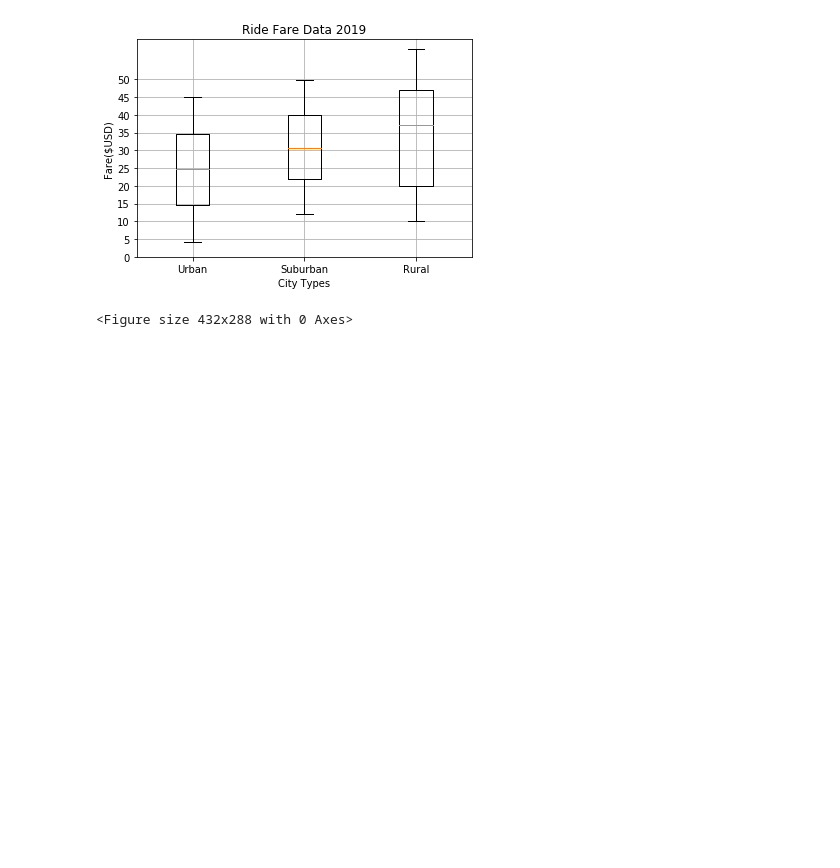
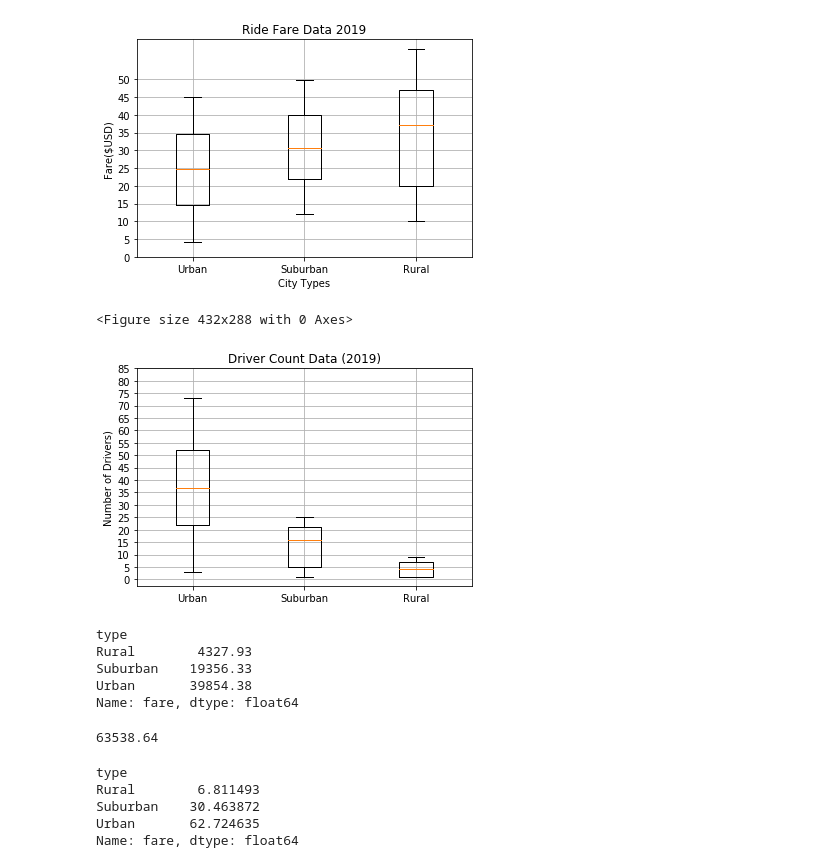
Before and after one commit to spogoff/PyBer_Analysis, a Jupyter notebook: PyBer.ipynb, the cells around one changed output. Drawn from its saved outputs; the diff is of its cells as text; code cells hidden in the pictures; blank space fills up the shorter version.

```diff
--- a/PyBer.ipynb
+++ b/PyBer.ipynb
@@ -691,14 +678,39 @@ plt.savefig("analysis/Fig3.png")
 # %%
 # Create the box-and-whisker plot for driver count data.
 x_labels = ["Urban", "Suburban", "Rural"]
 y_values = [urban_drivers, suburban_drivers, rural_drivers]
 fig, ax = plt.subplots()
-ax.boxplot(urban_drivers,labels=x_labels)
+ax.boxplot(y_values,labels=x_labels)
 # Add the title, y-axis label and grid.
 ax.set_title('Driver Count Data (2019)')
 ax.set_ylabel('Number of Drivers)')
 ax.set_yticks(np.arange(0, 90, step=5.0))
 ax.grid()
 plt.show()
-print("Summary Statistics")
-urban_drivers.describe()
+# %% [output]
+[figure, added]
+# %%
+sum_fares_by_type = pyber_data_df.groupby(["type"]).sum()["fare"]
+sum_fares_by_type
+# %% [output]
+type
+Rural        4327.93
+Suburban    19356.33
+Urban       39854.38
+Name: fare, dtype: float64
+# %%
+# Get the sum of all the fares.
+total_fares = round(pyber_data_df.sum()["fare"],2)
+total_fares
+# %% [output]
+63538.64
+# %%
+# Calculate the percentage of fare for each city type.
+type_percents = sum_fares_by_type / total_fares * 100
+type_percents
+# %% [output]
+type
+Rural        6.811493
+Suburban    30.463872
+Urban       62.724635
+Name: fare, dtype: float64
```
Also changed, not shown: parts of 9 cells of this notebook, 4 other files.
